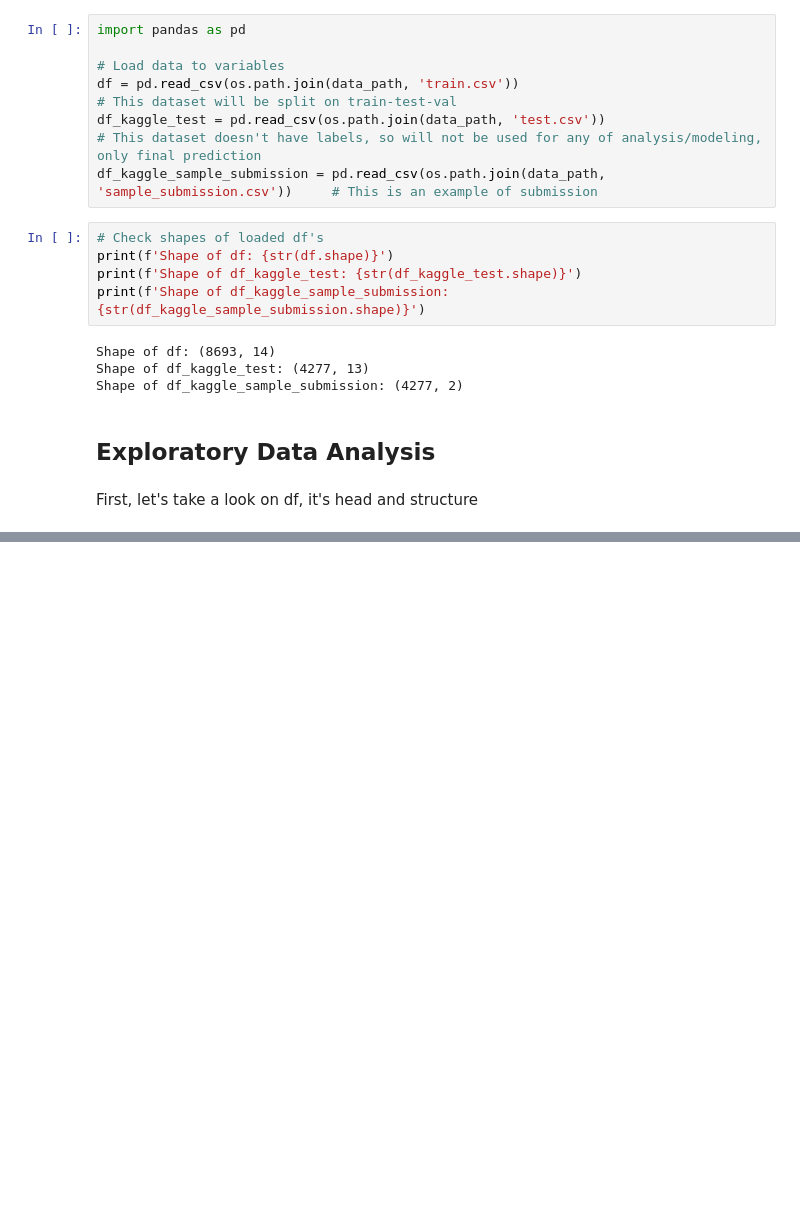
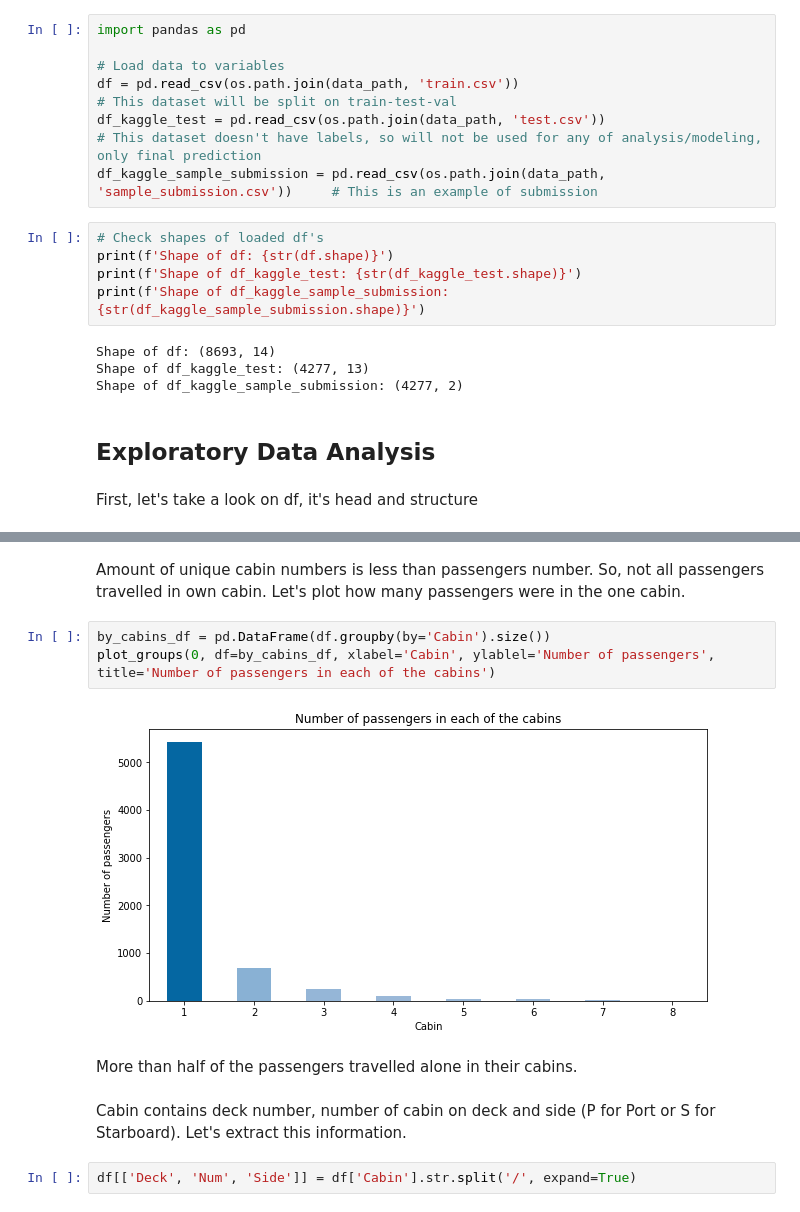
Before and after one commit to ParalogyX/spaceship_titanic, a Jupyter notebook: EDA.ipynb, the cells around one changed output, grey strips where cells are left out. Drawn from its saved outputs; the diff is of its cells as text; blank space fills up the shorter version.

```diff
--- a/EDA.ipynb
+++ b/EDA.ipynb
@@ -116,0 +250,13 @@ dtype: object
+# %% [markdown]
+Amount of unique cabin numbers is less than passengers number. So, not all passengers travelled in own cabin. Let's plot how many passengers were in the one cabin.
+# %%
+by_cabins_df = pd.DataFrame(df.groupby(by='Cabin').size())
+plot_groups(0, df=by_cabins_df, xlabel='Cabin', ylablel='Number of passengers', title='Number of passengers in each of the cabins')
+# %% [output]
+[figure, added]
+# %% [markdown]
+More than half of the passengers travelled alone in their cabins.
+# %% [markdown]
+Cabin contains deck number, number of cabin on deck and side (P for Port or S for Starboard). Let's extract this information.
+# %%
+df[['Deck', 'Num', 'Side']] = df['Cabin'].str.split('/', expand=True)
```
Also changed, not shown: parts of 67 cells of this notebook.
